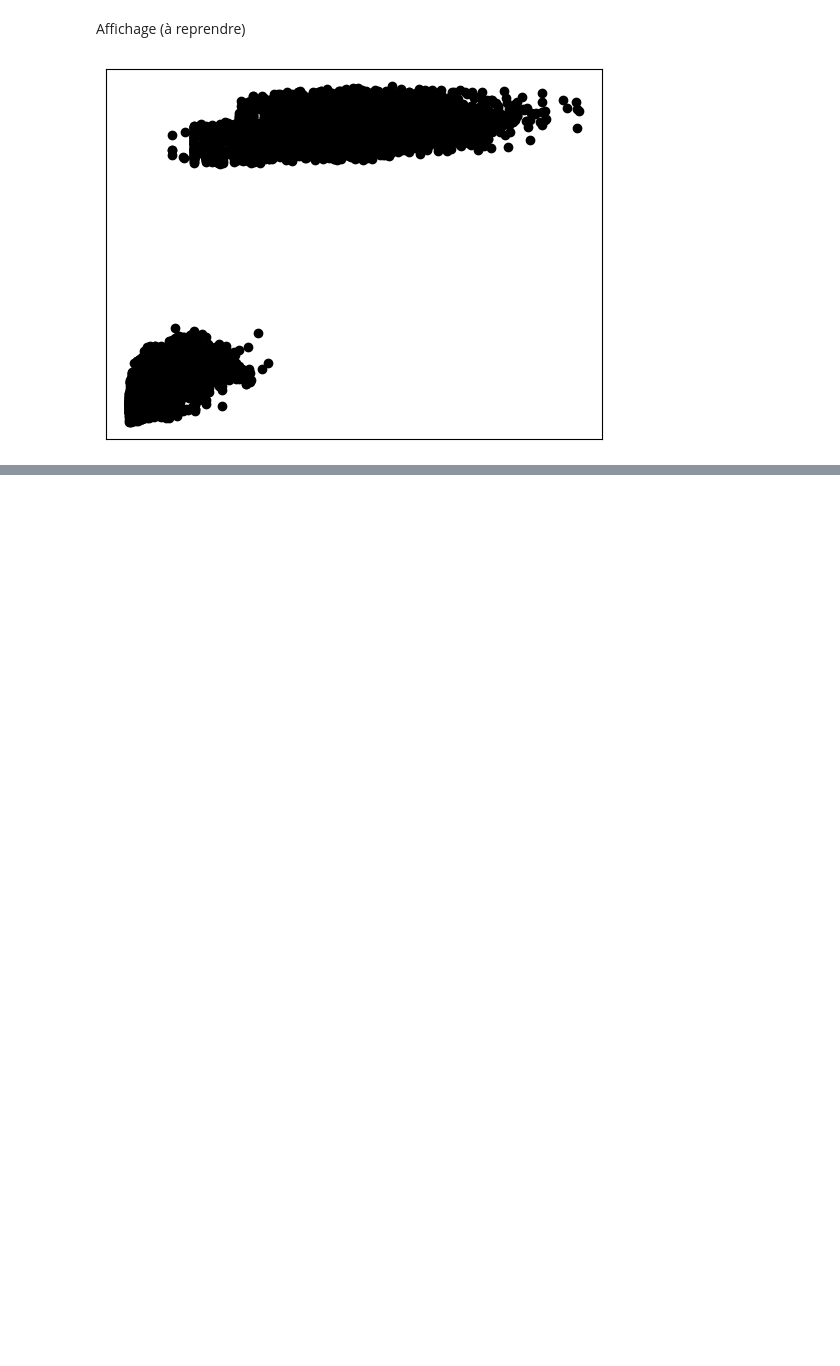
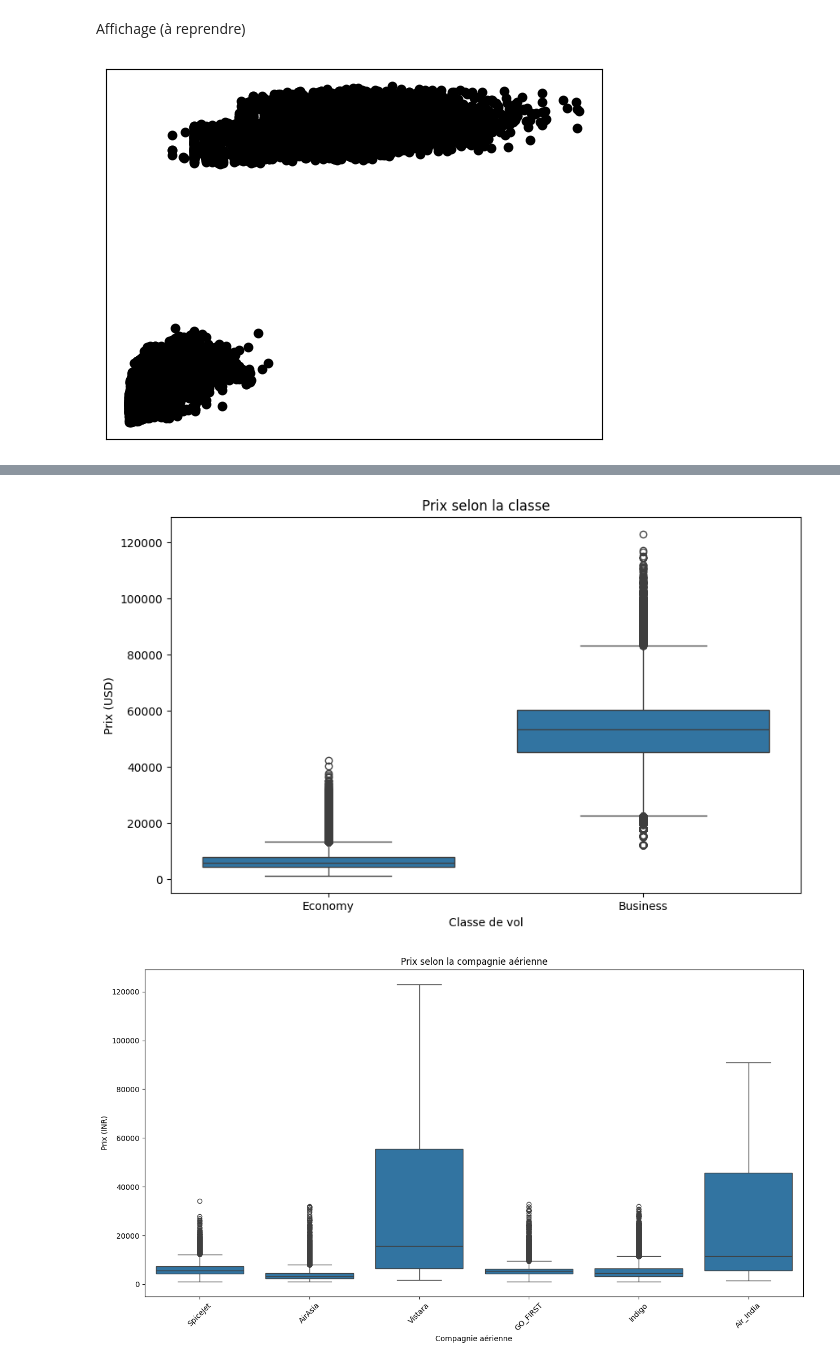
Before and after one commit to Ariazoox/Flight-Price-Prediction-ML, a Jupyter notebook: Projet.ipynb, the cells around one changed output, grey strips where cells are left out. Saved outputs shown, nothing was run; the diff lists cells and outputs as text; code cells hidden in the pictures; blank space fills up the shorter version.

```diff
--- a/Projet.ipynb
+++ b/Projet.ipynb
@@ -252,0 +275,18 @@ plt.show()
+# %%
+plt.figure(figsize=(10,6))
+sns.boxplot(x='class', y='price', data=dataset)
+plt.title('Prix selon la classe')
+plt.xlabel('Classe de vol')
+plt.ylabel('Prix (USD)')
+plt.show()
+
+plt.figure(figsize=(16,8))
+sns.boxplot(x='airline', y='price', data=dataset)
+plt.xticks(rotation=45)
+plt.title('Prix selon la compagnie aérienne')
+plt.xlabel('Compagnie aérienne')
+plt.ylabel('Prix (INR)')
+plt.show()
+# %% [output]
+[figure, added]
+[figure, added]
```
Also changed, not shown: parts of 4 cells of this notebook.
